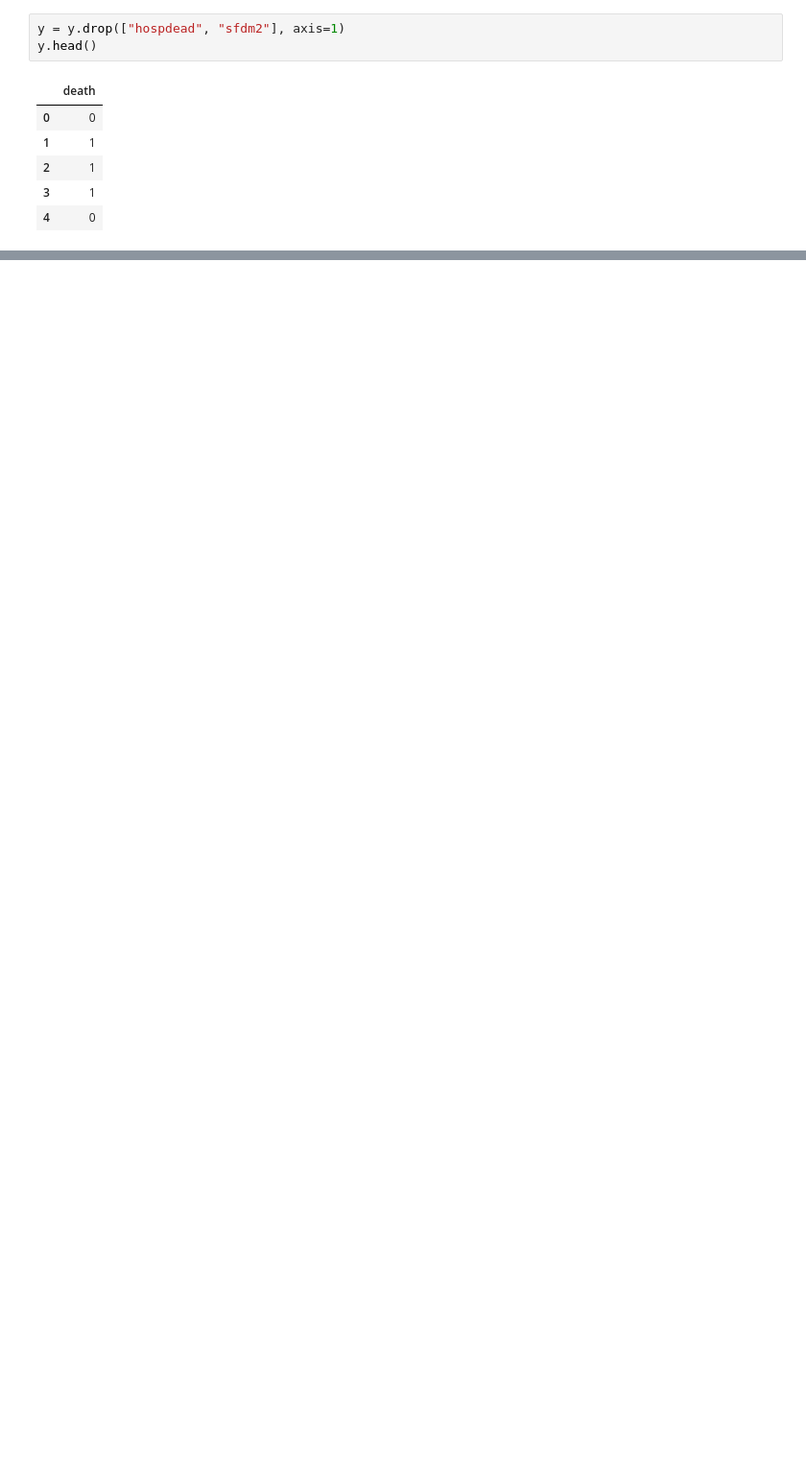
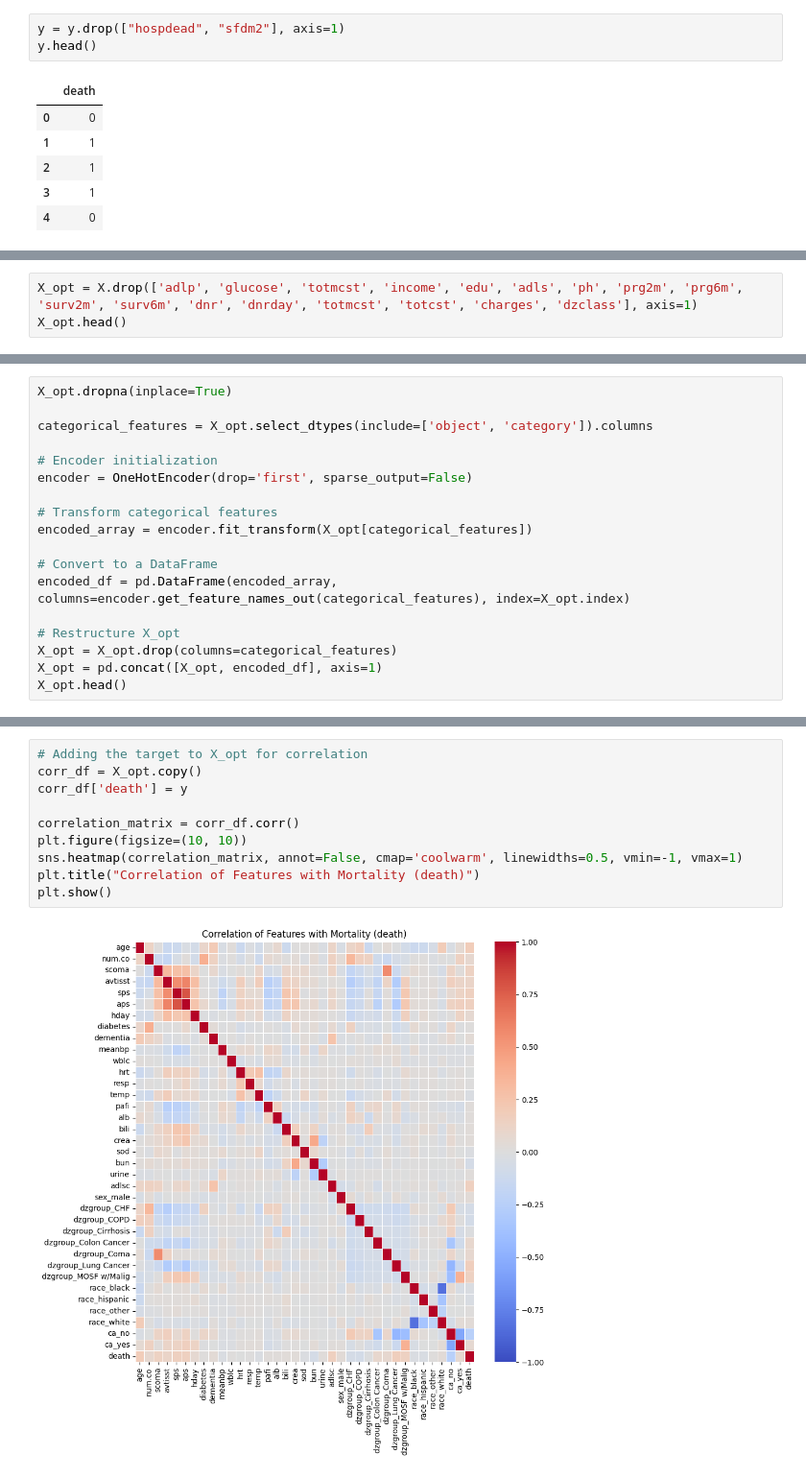
Before and after one commit to MarieTKD/support2, a Jupyter notebook: regression_support2.ipynb, the cells around one changed output, grey strips where cells are left out. Shown at 96% size. Drawn from its saved outputs; the diff is of its cells as text; blank space fills up the shorter version.

```diff
--- a/regression_support2.ipynb
+++ b/regression_support2.ipynb
@@ -126,0 +262,3 @@ If I want to remove rows, I need to combine x and y
+# %%
+X_opt = X.drop(['adlp', 'glucose', 'totmcst', 'income', 'edu', 'adls', 'ph', 'prg2m', 'prg6m', 'surv2m', 'surv6m', 'dnr', 'dnrday', 'totmcst', 'totcst', 'charges', 'dzclass'], axis=1)
+X_opt.head()
@@ -126,0 +275,18 @@ If I want to remove rows, I need to combine x and y
+# %%
+X_opt.dropna(inplace=True)
+
+categorical_features = X_opt.select_dtypes(include=['object', 'category']).columns
+
+# Encoder initialization
+encoder = OneHotEncoder(drop='first', sparse_output=False)
+
+# Transform categorical features
+encoded_array = encoder.fit_transform(X_opt[categorical_features])
+
+# Convert to a DataFrame
+encoded_df = pd.DataFrame(encoded_array, columns=encoder.get_feature_names_out(categorical_features), index=X_opt.index)
+
+# Restructure X_opt
+X_opt = X_opt.drop(columns=categorical_features)
+X_opt = pd.concat([X_opt, encoded_df], axis=1)
+X_opt.head()
@@ -126,0 +303,12 @@ If I want to remove rows, I need to combine x and y
+# %%
+# Adding the target to X_opt for correlation
+corr_df = X_opt.copy()
+corr_df['death'] = y
+
+correlation_matrix = corr_df.corr()
+plt.figure(figsize=(10, 10))
+sns.heatmap(correlation_matrix, annot=False, cmap='coolwarm', linewidths=0.5, vmin=-1, vmax=1)
+plt.title("Correlation of Features with Mortality (death)")
+plt.show()
+# %% [output]
+[figure, added]
```
Also changed, not shown: parts of 43 cells of this notebook.
